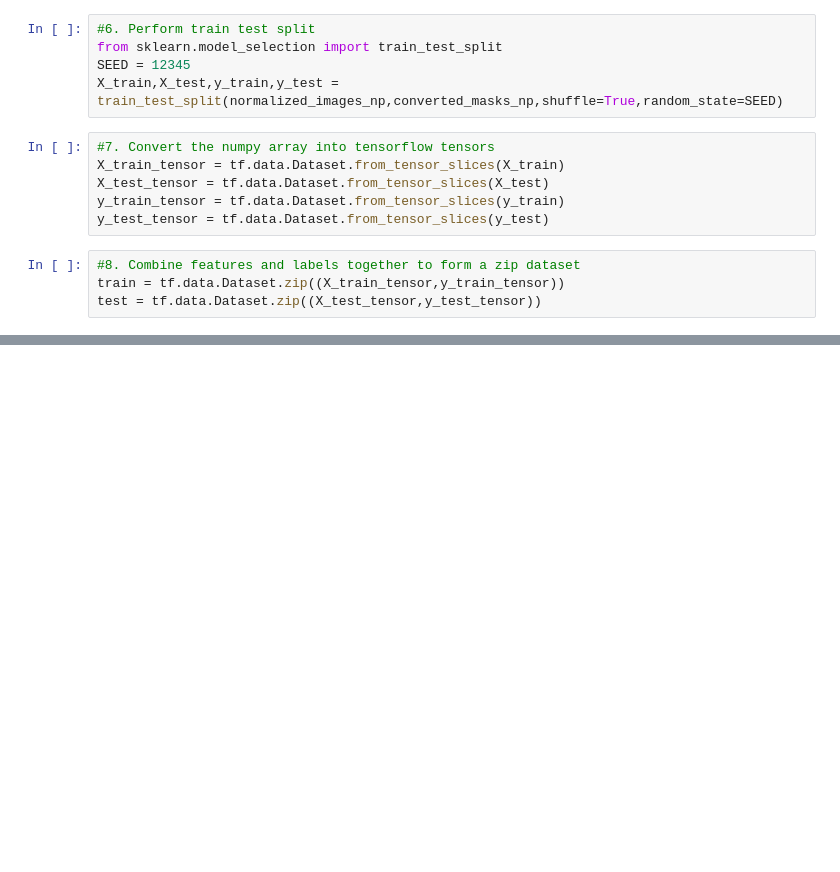
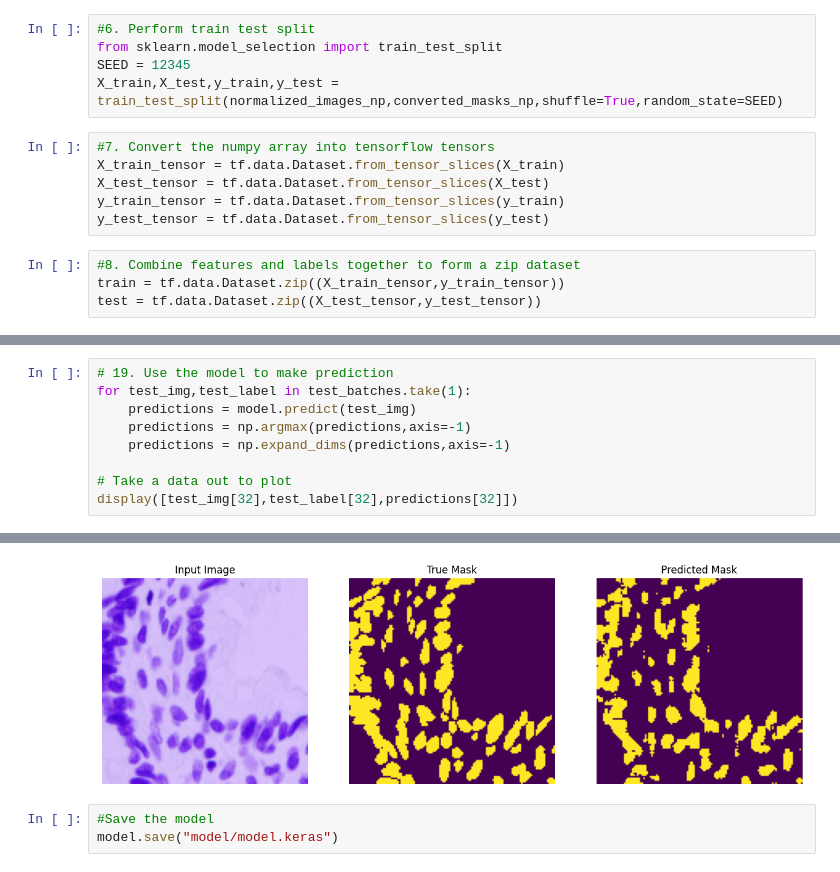
Before and after one commit to ajimfirdausahmd/Capstone_4, a Jupyter notebook: assessment_4_skeletal.ipynb, the cells around one changed output, grey strips where cells are left out. Cells and saved outputs as stored; diff of their text form; blank space fills up the shorter version.

```diff
--- a/assessment_4_skeletal.ipynb
+++ b/assessment_4_skeletal.ipynb
@@ -99,0 +315,10 @@ Continue the rest of your assessment here.
+# %%
+# 19. Use the model to make prediction
+for test_img,test_label in test_batches.take(1):
+    predictions = model.predict(test_img)
+    predictions = np.argmax(predictions,axis=-1)
+    predictions = np.expand_dims(predictions,axis=-1)
+
+# Take a data out to plot
+display([test_img[32],test_label[32],predictions[32]])
+# %% [output]
@@ -99,0 +326,4 @@ Continue the rest of your assessment here.
+[figure, added]
+# %%
+#Save the model
+model.save("model/model.keras")
```
Also changed, not shown: parts of 20 cells of this notebook, 5 other files.
